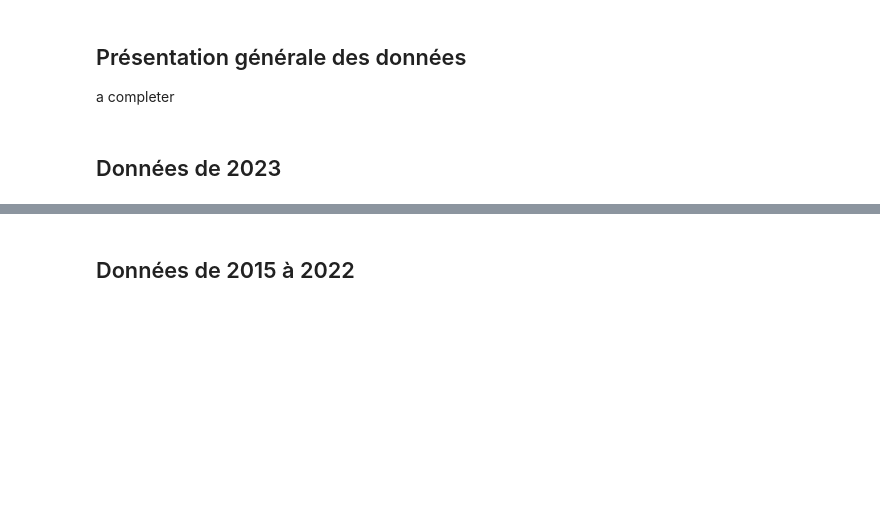
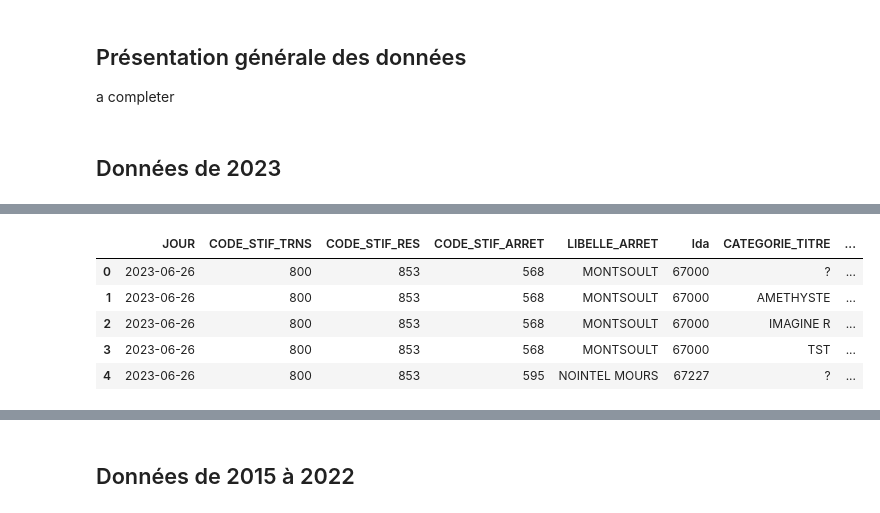
Before and after one commit to jlechat/Frequentation-des-stations-de-TC-en-Ile-de-France, a Jupyter notebook: 1- Importation des données/importation_des_données.ipynb, the cells around one changed output, grey strips where cells are left out. Cells and saved outputs as stored; diff of their text form; code cells hidden in the pictures; blank space fills up the shorter version.

```diff
--- a/1- Importation des données/importation_des_données.ipynb
+++ b/1- Importation des données/importation_des_données.ipynb
@@ -24,0 +30,9 @@ print("fin de l'importation profils horaires par jour type S1 2023")
+# %%
+data_validation_23.head()
+# %% [output]
+|  | JOUR | CODE_STIF_TRNS | CODE_STIF_RES | CODE_STIF_ARRET | LIBELLE_ARRET | lda | CATEGORIE_TITRE | ... |
+| 0 | 2023-06-26 | 800 | 853 | 568 | MONTSOULT | 67000 | ? | ... |
+| 1 | 2023-06-26 | 800 | 853 | 568 | MONTSOULT | 67000 | AMETHYSTE | ... |
+| 2 | 2023-06-26 | 800 | 853 | 568 | MONTSOULT | 67000 | IMAGINE R | ... |
+| 3 | 2023-06-26 | 800 | 853 | 568 | MONTSOULT | 67000 | TST | ... |
+| 4 | 2023-06-26 | 800 | 853 | 595 | NOINTEL MOURS | 67227 | ? | ... |
```
Also changed, not shown: parts of 9 cells of this notebook, 1 other file.
